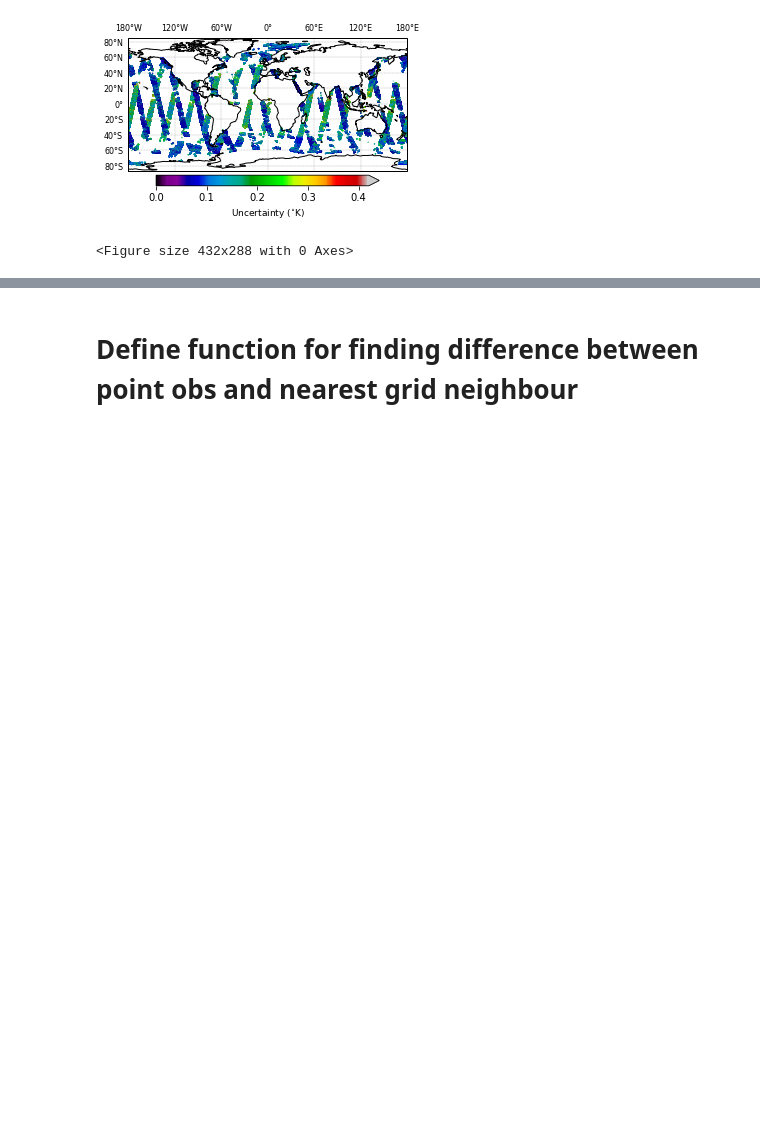
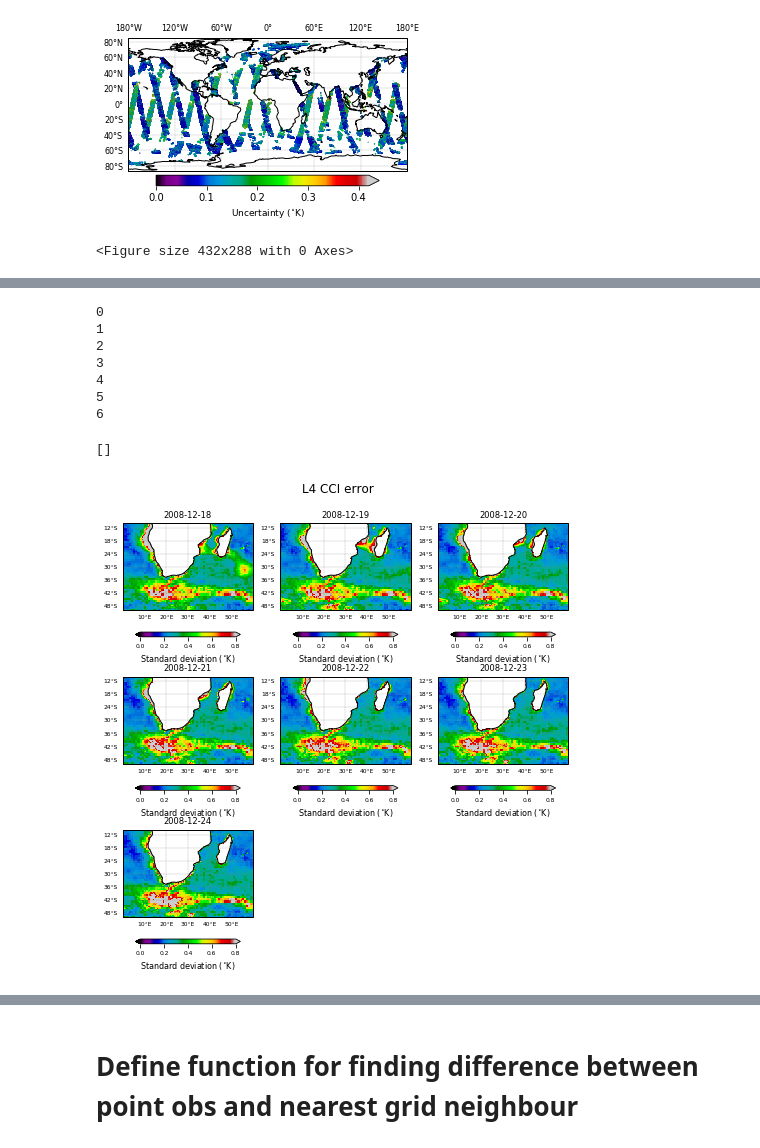
Before and after one commit to HarryLuyt/paper1_scripts, a Jupyter notebook: Scripts/CCI_L4vsTSST.ipynb, the cells around one changed output, grey strips where cells are left out. Drawn from its saved outputs; the diff is of its cells as text; code cells hidden in the pictures; blank space fills up the shorter version.

```diff
--- a/Scripts/CCI_L4vsTSST.ipynb
+++ b/Scripts/CCI_L4vsTSST.ipynb
@@ -152,0 +250,44 @@ plt.tight_layout()
+# %%
+proj = ccrs.PlateCarree()
+
+fig = plt.figure(figsize=(8,8))
+fig.suptitle('L4 CCI error', y=0.95)
+
+for i in range(0,7):
+    print(i)
+
+    ax = plt.subplot(3,3,i+1,projection=proj)
+    ax.set_extent([0, 60, -50, -10], ccrs.PlateCarree())
+
+    img = l4['analysis_uncertainty'][i].plot(transform=ccrs.PlateCarree(), cmap=plt.get_cmap('nipy_spectral'), add_colorbar=False, vmin=0, vmax=0.8)
+    cbar = plt.colorbar(img, shrink=0.8, extend='both', orientation='horizontal', pad=0.17)
+    cbar.ax.tick_params(labelsize=6)
+    cbar.set_label('Standard deviation ($^{\circ}$K)', fontsize=8)
+
+    ax.coastlines()
+
+    # gridline work
+    gl = ax.gridlines(crs=ccrs.PlateCarree(), color='grey', linewidth=0.3, draw_labels=True, linestyle='dashed')
+    gl.xlabels_top = False
+    gl.xlabels_bottom = True
+    gl.ylabels_right = False
+    gl.xformatter = LONGITUDE_FORMATTER
+    gl.yformatter = LATITUDE_FORMATTER
+    gl.xlabel_style = {'size': 6}
+    gl.ylabel_style = {'size': 6}
+
+    ax.set_title('{0}'.format(l4['analysis_uncertainty'][i]['time'].data.astype('datetime64[D]')), fontsize='small')
+
+plt.tight_layout(h_pad=1.0)
+plt.savefig('../Figures/error_differences/L4_error.png', dpi=300, bbox_inches='tight', format='png')
+plt.plot()
+# %% [output]
+0
+1
+2
+3
+4
+5
+6
+[]
+[figure, added]
```
Also changed, not shown: parts of 15 cells of this notebook.
